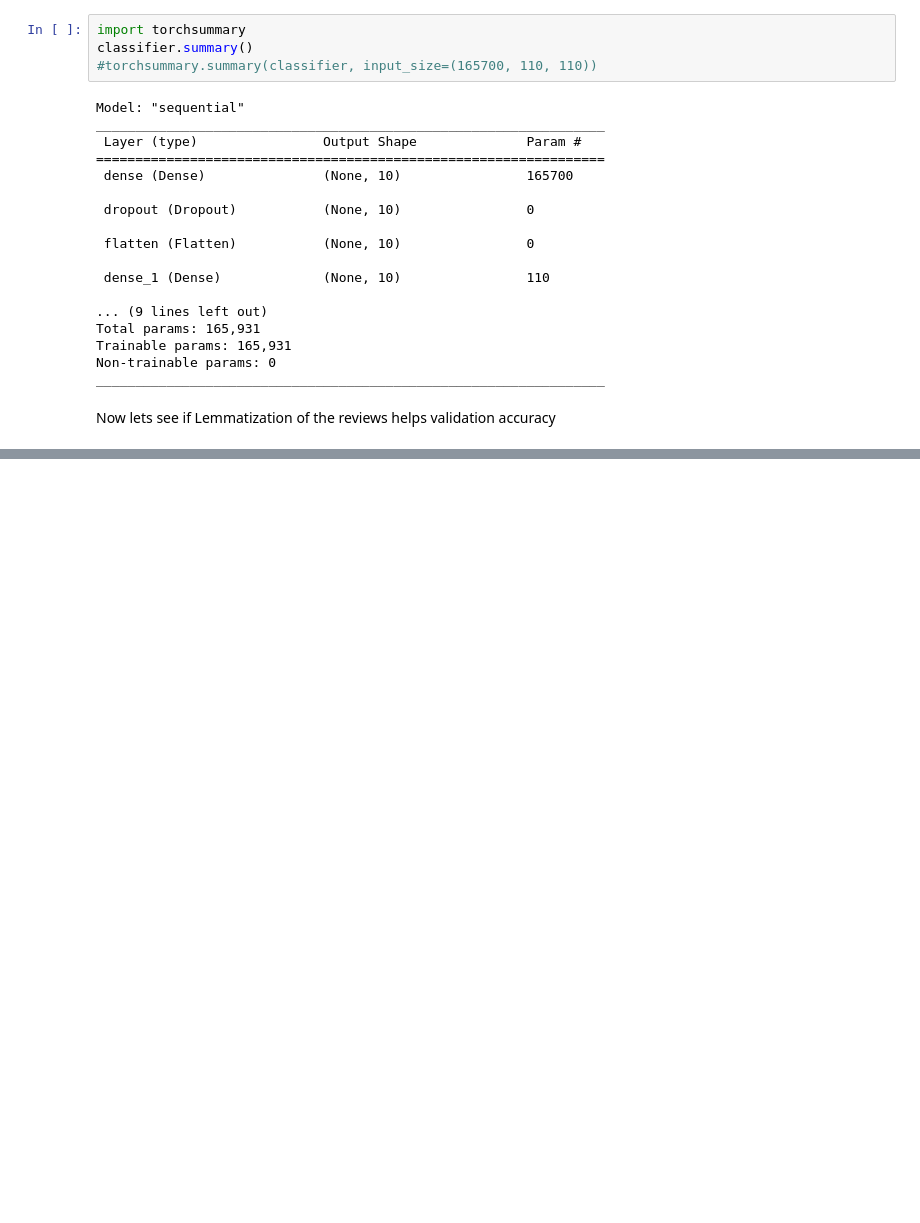
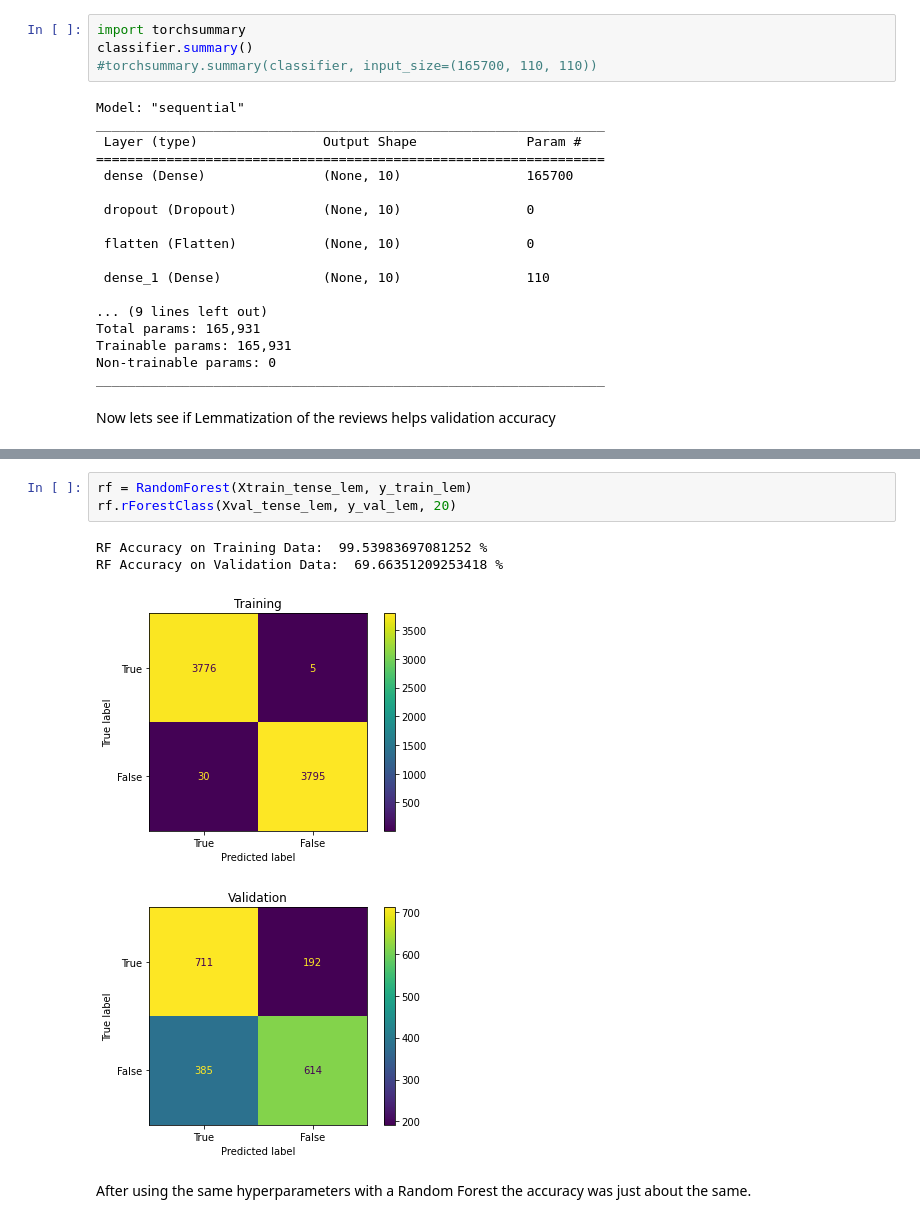
Before and after one commit to phmorris610/cs39aa_project, a Jupyter notebook: project_part3.ipynb, the cells around one changed output, grey strips where cells are left out. Saved outputs shown, nothing was run; the diff lists cells and outputs as text; blank space fills up the shorter version.

```diff
--- a/project_part3.ipynb
+++ b/project_part3.ipynb
@@ -469,0 +519,10 @@ lemmatizer = WordNetLemmatizer()
+# %%
+rf = RandomForest(Xtrain_tense_lem, y_train_lem)
+rf.rForestClass(Xval_tense_lem, y_val_lem, 20)
+# %% [output]
+RF Accuracy on Training Data:  99.53983697081252 %
+RF Accuracy on Validation Data:  69.66351209253418 %
+[figure, added]
+[figure, added]
+# %% [markdown]
+After using the same hyperparameters with a Random Forest the accuracy was just about the same.
```
Also changed, not shown: parts of 14 cells of this notebook.
